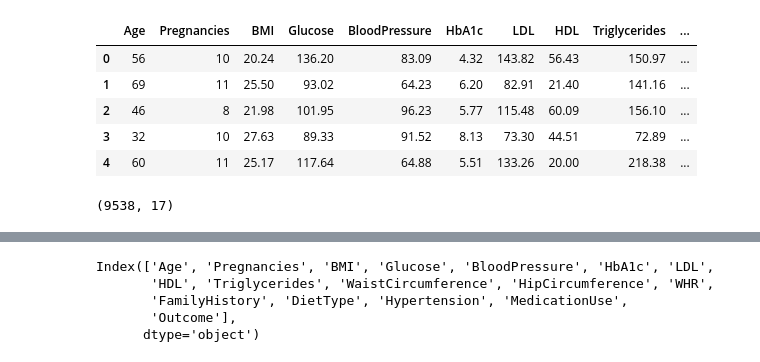
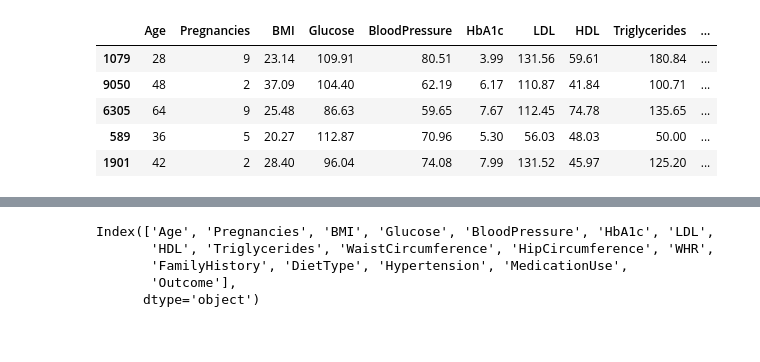
Before and after one commit to dinislamweb/diabetics-prediction-, a Jupyter notebook: diabetic.ipynb, the cells around one changed output, grey strips where cells are left out. Drawn from its saved outputs; the diff is of its cells as text; code cells hidden in the pictures.

```diff
--- a/diabetic.ipynb
+++ b/diabetic.ipynb
@@ -7,16 +7,11 @@ import warnings
 warnings.filterwarnings("ignore")
 # %%
 df = pd.read_csv(r"C:\Users\Din islam\Downloads\diabetics-prediction-\diabetes_dataset.csv")
-df.head()
+df.sample(5)
 # %% [output]
 |  | Age | Pregnancies | BMI | Glucose | BloodPressure | HbA1c | LDL | HDL | Triglycerides | ... |
-| 0 | 56 | 10 | 20.24 | 136.20 | 83.09 | 4.32 | 143.82 | 56.43 | 150.97 | ... |
-| 1 | 69 | 11 | 25.50 | 93.02 | 64.23 | 6.20 | 82.91 | 21.40 | 141.16 | ... |
-| 2 | 46 | 8 | 21.98 | 101.95 | 96.23 | 5.77 | 115.48 | 60.09 | 156.10 | ... |
-| 3 | 32 | 10 | 27.63 | 89.33 | 91.52 | 8.13 | 73.30 | 44.51 | 72.89 | ... |
-| 4 | 60 | 11 | 25.17 | 117.64 | 64.88 | 5.51 | 133.26 | 20.00 | 218.38 | ... |
+| 1079 | 28 | 9 | 23.14 | 109.91 | 80.51 | 3.99 | 131.56 | 59.61 | 180.84 | ... |
+| 9050 | 48 | 2 | 37.09 | 104.40 | 62.19 | 6.17 | 110.87 | 41.84 | 100.71 | ... |
+| 6305 | 64 | 9 | 25.48 | 86.63 | 59.65 | 7.67 | 112.45 | 74.78 | 135.65 | ... |
+| 589 | 36 | 5 | 20.27 | 112.87 | 70.96 | 5.30 | 56.03 | 48.03 | 50.00 | ... |
+| 1901 | 42 | 2 | 28.40 | 96.04 | 74.08 | 7.99 | 131.52 | 45.97 | 125.20 | ... |
-# %%
-# Shape of the dataset
-df.shape
-# %% [output]
-(9538, 17)
```
Also changed, not shown: parts of 105 cells of this notebook.
